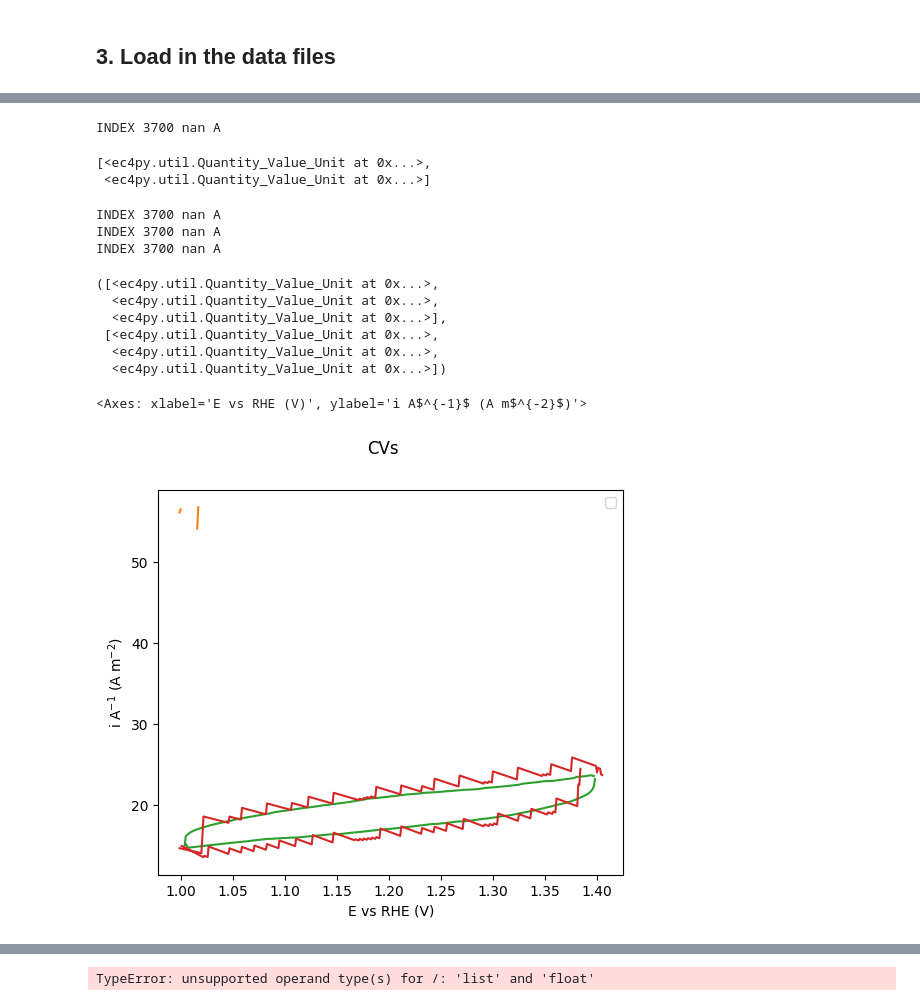
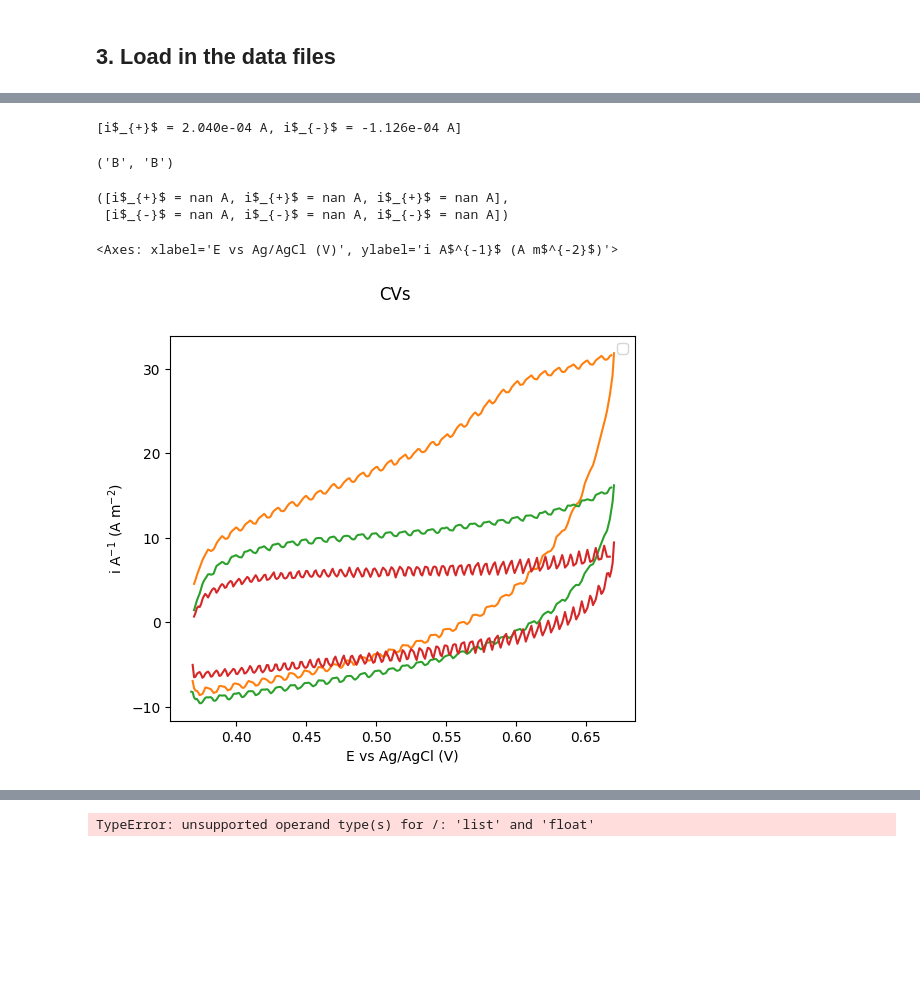
Before and after one commit to NordicEC/EC4py, a Jupyter notebook: dev/CV_Datas/MWE_CV_Datas_0.ipynb, the cells around one changed output, grey strips where cells are left out. Drawn from its saved outputs; the diff is of its cells as text; code cells hidden in the pictures; blank space fills up the shorter version.

```diff
--- a/dev/CV_Datas/MWE_CV_Datas_0.ipynb
+++ b/dev/CV_Datas/MWE_CV_Datas_0.ipynb
@@ -10,13 +10,13 @@ from ec4py import Quantity_Value_Unit as QV
 ## 2.Make a list of paths to the data files.
 # %%
 paths = []
-path_to_dataSetFolder = Path(".").cwd().parent.parent / "test_data" /"CV" / "MWE" / "Cap"
+path_to_dataSetFolder = Path(".").cwd().parent.parent / "test_data" /"CV" / "MWE" / "Capacitance"
 print(path_to_dataSetFolder)
 #paths.append( path_to_dataSetFolder / "CV_144913_ 3.tdms")
 # paths.append( path_to_dataSetFolder / "CV_135307_ 3_MI.tdms")
 #paths.append( path_to_dataSetFolder / "CV_140548_ 9_MI.tdms")
 #paths.append( path_to_dataSetFolder / "CV_142109_ 8_MI.tdms")
-paths.append( path_to_dataSetFolder / "CV_123313_ 1_MI")
-paths.append( path_to_dataSetFolder / "CV_141031_ 3_MI.tdms")
-paths.append( path_to_dataSetFolder / "CV_141010_ 3_MI.tdms")
+paths.append( path_to_dataSetFolder / "CV_123313_ 1_MI.tdms")
+paths.append( path_to_dataSetFolder / "CV_123317_ 1_MI.tdms")
+paths.append( path_to_dataSetFolder / "CV_123330_ 1_MI.tdms")
 # %% [output]
@@ -39,27 +60,20 @@ a.plot(RHE)
 # %%
 
-a[1].get_i_at_E(1.2)
+a[1].get_i_at_E(0.5)
 # %% [output]
-INDEX 3700 nan A
+[i$_{+}$ = 2.040e-04 A, i$_{-}$ = -1.126e-04 A]
-[<ec4py.util.Quantity_Value_Unit at 0x...>,
- <ec4py.util.Quantity_Value_Unit at 0x...>]
 # %%
-a.get_i_at_E(1.2)
+a.get_i_at_E(1.3,"BB","RHE",RHE)
+tuple()
 # %% [output]
-INDEX 3700 nan A
-INDEX 3700 nan A
-INDEX 3700 nan A
+('B', 'B')
-([<ec4py.util.Quantity_Value_Unit at 0x...>,
-  <ec4py.util.Quantity_Value_Unit at 0x...>,
-  <ec4py.util.Quantity_Value_Unit at 0x...>],
- [<ec4py.util.Quantity_Value_Unit at 0x...>,
-  <ec4py.util.Quantity_Value_Unit at 0x...>,
-  <ec4py.util.Quantity_Value_Unit at 0x...>])
+([i$_{+}$ = nan A, i$_{+}$ = nan A, i$_{+}$ = nan A],
+ [i$_{-}$ = nan A, i$_{-}$ = nan A, i$_{-}$ = nan A])
 # %%
-a.plot(RHE,AREA)
+a.plot(AREA)
 # %% [output]
-<Axes: xlabel='E vs RHE (V)', ylabel='i A$^{-1}$ (A m$^{-2}$)'>
+<Axes: xlabel='E vs Ag/AgCl (V)', ylabel='i A$^{-1}$ (A m$^{-2}$)'>
-[figure, old version]
+[figure, new version]
 # %%
 a.RanSev(1.3,RHE)
 # %% [output]
```
Also changed, not shown: parts of 6 cells of this notebook, 21 other files.
